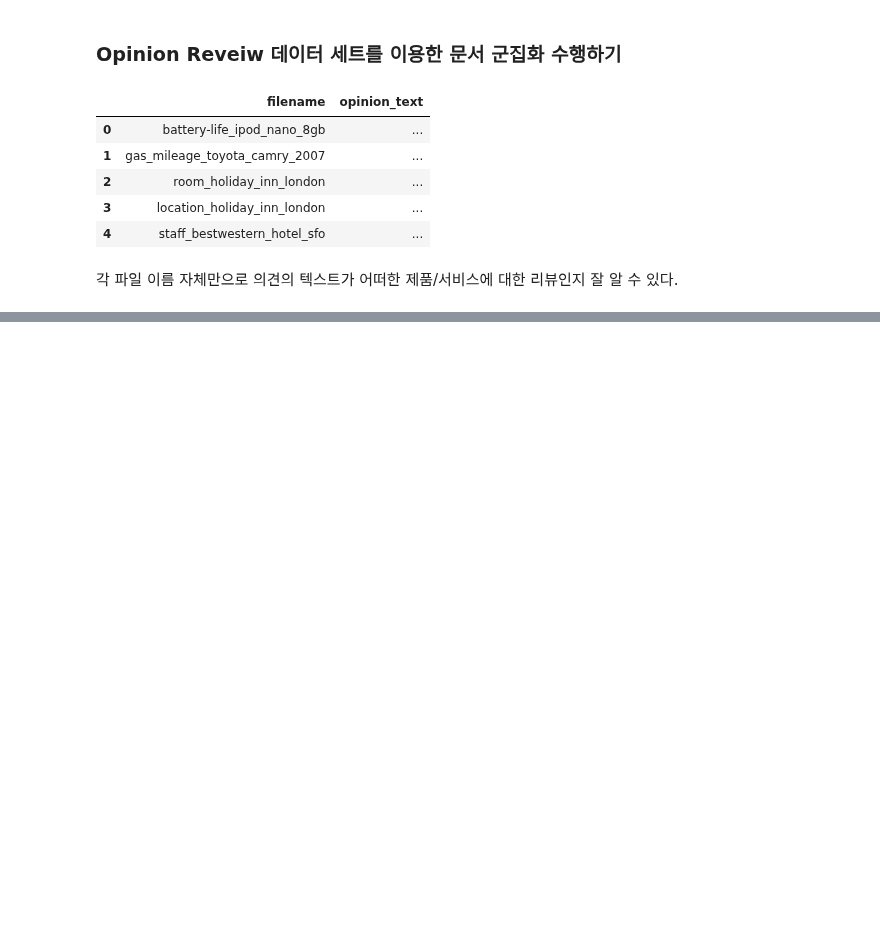
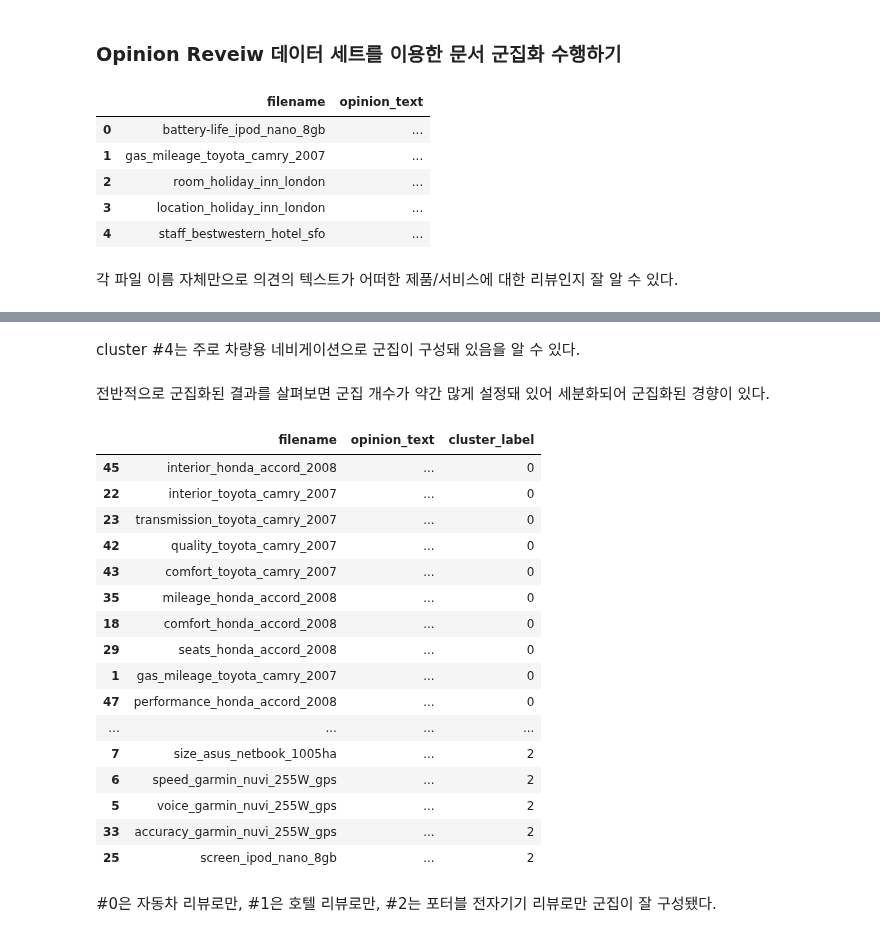
Before and after one commit to wizdom-js/data_analysis, a Jupyter notebook: 파이썬 머신러닝 완벽가이드/CHAPTER_08_텍스트 분석_05~08.ipynb, the cells around one changed output, grey strips where cells are left out. Saved outputs shown, nothing was run; the diff lists cells and outputs as text; code cells hidden in the pictures; blank space fills up the shorter version.

```diff
--- a/파이썬 머신러닝 완벽가이드/CHAPTER_08_텍스트 분석_05~08.ipynb
+++ b/파이썬 머신러닝 완벽가이드/CHAPTER_08_텍스트 분석_05~08.ipynb
@@ -606,0 +698,38 @@ cluster_centers = km_cluster.cluster_centers_
+# %% [markdown]
+cluster #4는 주로 차량용 네비게이션으로 군집이 구성돼 있음을 알 수 있다.
+# %% [markdown]
+전반적으로 군집화된 결과를 살펴보면 군집 개수가 약간 많게 설정돼 있어 세분화되어 군집화된 경향이 있다.
+# %%
+# 중심 개수를 5개에서 3개로 낮춰서 3개 그룹으로 군집화한 뒤 결과 확인
+
+from sklearn.cluster import KMeans
+
+# 3개의 집합으로 군집화
+km_cluster = KMeans(n_clusters=3, max_iter=10000, random_state=0)
+km_cluster.fit(feature_vect)
+cluster_label = km_cluster.labels_
+cluster_centers = km_cluster.cluster_centers_
+
+# 소속 군집을 cluster_label 칼럼으로 할당하고 cluster_label 값으로 정렬
+document_df['cluster_label'] = cluster_label
+document_df.sort_values(by='cluster_label')
+# %% [output]
+|  | filename | opinion_text | cluster_label |
+| 45 | interior_honda_accord_2008 | ... | 0 |
+| 22 | interior_toyota_camry_2007 | ... | 0 |
+| 23 | transmission_toyota_camry_2007 | ... | 0 |
+| 42 | quality_toyota_camry_2007 | ... | 0 |
+| 43 | comfort_toyota_camry_2007 | ... | 0 |
+| 35 | mileage_honda_accord_2008 | ... | 0 |
+| 18 | comfort_honda_accord_2008 | ... | 0 |
+| 29 | seats_honda_accord_2008 | ... | 0 |
+| 1 | gas_mileage_toyota_camry_2007 | ... | 0 |
+| 47 | performance_honda_accord_2008 | ... | 0 |
+| ... | ... | ... | ... |
+| 7 | size_asus_netbook_1005ha | ... | 2 |
+| 6 | speed_garmin_nuvi_255W_gps | ... | 2 |
+| 5 | voice_garmin_nuvi_255W_gps | ... | 2 |
+| 33 | accuracy_garmin_nuvi_255W_gps | ... | 2 |
+| 25 | screen_ipod_nano_8gb | ... | 2 |
+# %% [markdown]
+#0은 자동차 리뷰로만, #1은 호텔 리뷰로만, #2는 포터블 전자기기 리뷰로만 군집이 잘 구성됐다.
```
Also changed, not shown: parts of 32 cells of this notebook.
